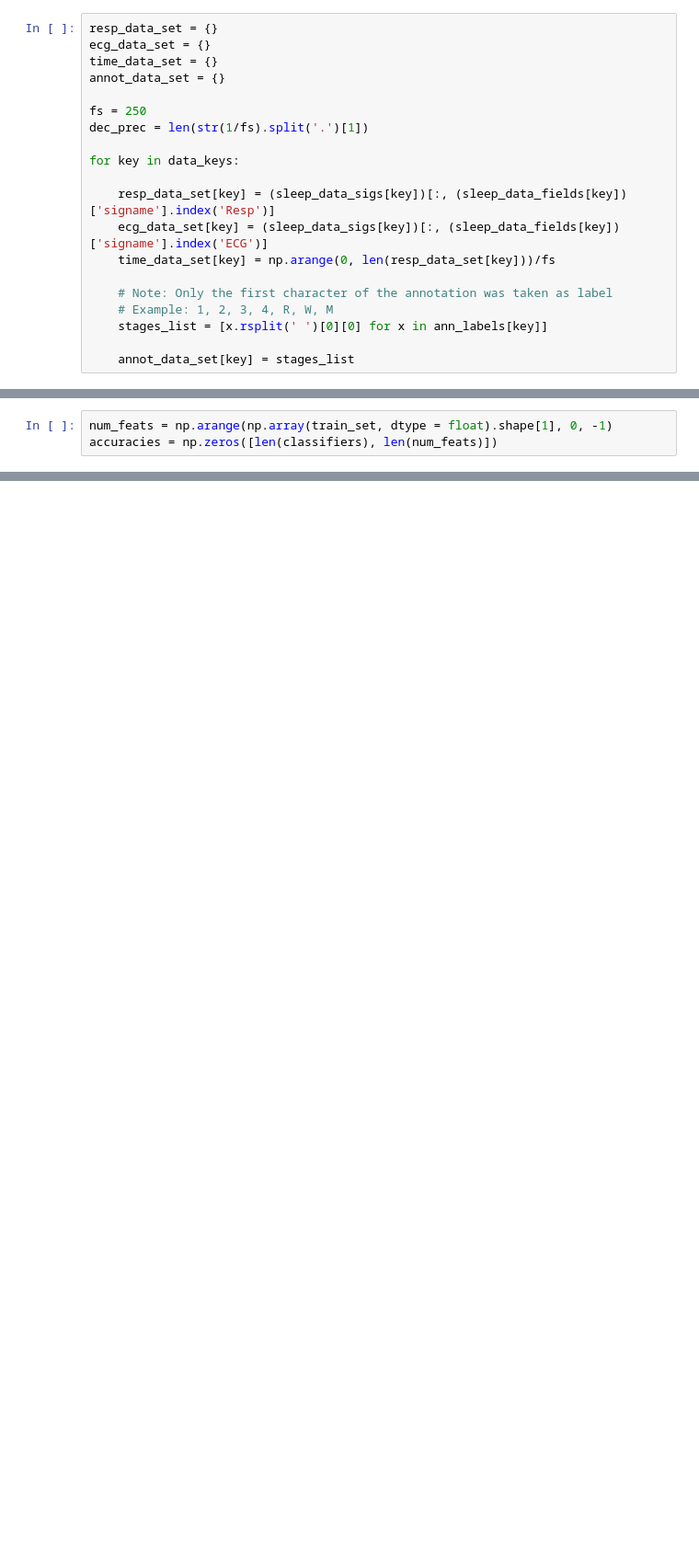
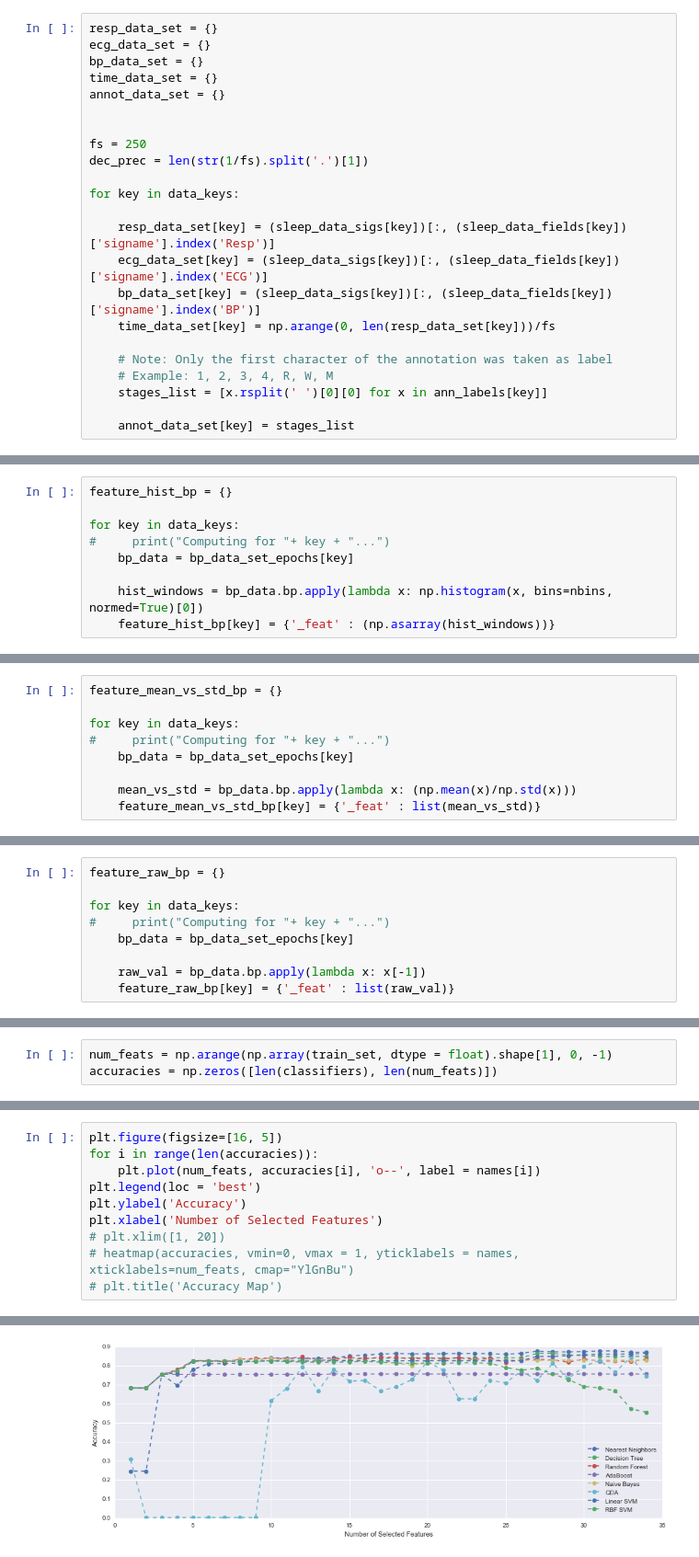
Before and after one commit to xmpuspus/Sleep_Research, a Jupyter notebook: notebooks/sleep_stage_classification_ldrwm_separate_features_from_stages.ipynb, the cells around one changed output, grey strips where cells are left out. Shown at 92% size. Saved outputs shown, nothing was run; the diff lists cells and outputs as text; blank space fills up the shorter version.

```diff
--- a/notebooks/sleep_stage_classification_ldrwm_separate_features_from_stages.ipynb
+++ b/notebooks/sleep_stage_classification_ldrwm_separate_features_from_stages.ipynb
@@ -70,8 +70,10 @@ for key in data_keys:
 # %%
 resp_data_set = {}
 ecg_data_set = {}
+bp_data_set = {}
 time_data_set = {}
 annot_data_set = {}
+
 
 fs = 250
 dec_prec = len(str(1/fs).split('.')[1])
@@ -80,6 +82,7 @@ for key in data_keys:
 
     resp_data_set[key] = (sleep_data_sigs[key])[:, (sleep_data_fields[key])['signame'].index('Resp')]
     ecg_data_set[key] = (sleep_data_sigs[key])[:, (sleep_data_fields[key])['signame'].index('ECG')]
+    bp_data_set[key] = (sleep_data_sigs[key])[:, (sleep_data_fields[key])['signame'].index('BP')]
     time_data_set[key] = np.arange(0, len(resp_data_set[key]))/fs
 
     # Note: Only the first character of the annotation was taken as label
@@ -284,0 +464,9 @@ for key in data_keys:
+# %%
+feature_hist_bp = {}
+
+for key in data_keys:
+#     print("Computing for "+ key + "...")
+    bp_data = bp_data_set_epochs[key]
+
+    hist_windows = bp_data.bp.apply(lambda x: np.histogram(x, bins=nbins, normed=True)[0])
+    feature_hist_bp[key] = {'_feat' : (np.asarray(hist_windows))}
@@ -284,0 +475,9 @@ for key in data_keys:
+# %%
+feature_mean_vs_std_bp = {}
+
+for key in data_keys:
+#     print("Computing for "+ key + "...")
+    bp_data = bp_data_set_epochs[key]
+
+    mean_vs_std = bp_data.bp.apply(lambda x: (np.mean(x)/np.std(x)))
+    feature_mean_vs_std_bp[key] = {'_feat' : list(mean_vs_std)}
@@ -285,3 +486,12 @@ for key in data_keys:
+# %%
+feature_raw_bp = {}
+
+for key in data_keys:
+#     print("Computing for "+ key + "...")
+    bp_data = bp_data_set_epochs[key]
+
+    raw_val = bp_data.bp.apply(lambda x: x[-1])
+    feature_raw_bp[key] = {'_feat' : list(raw_val)}
 # %% [markdown]
 ## Compile features
 Combine features computed across all patients
@@ -491,0 +667,11 @@ plt.title('Accuracy Map')
+# %%
+plt.figure(figsize=[16, 5])
+for i in range(len(accuracies)):
+    plt.plot(num_feats, accuracies[i], 'o--', label = names[i])
+plt.legend(loc = 'best')
+plt.ylabel('Accuracy')
+plt.xlabel('Number of Selected Features')
+# plt.xlim([1, 20])
+# heatmap(accuracies, vmin=0, vmax = 1, yticklabels = names, xticklabels=num_feats, cmap="YlGnBu")
+# plt.title('Accuracy Map')
+# %% [output]
@@ -491,0 +679 @@ plt.title('Accuracy Map')
+[figure, added]
```
Also changed, not shown: parts of 25 cells of this notebook.
